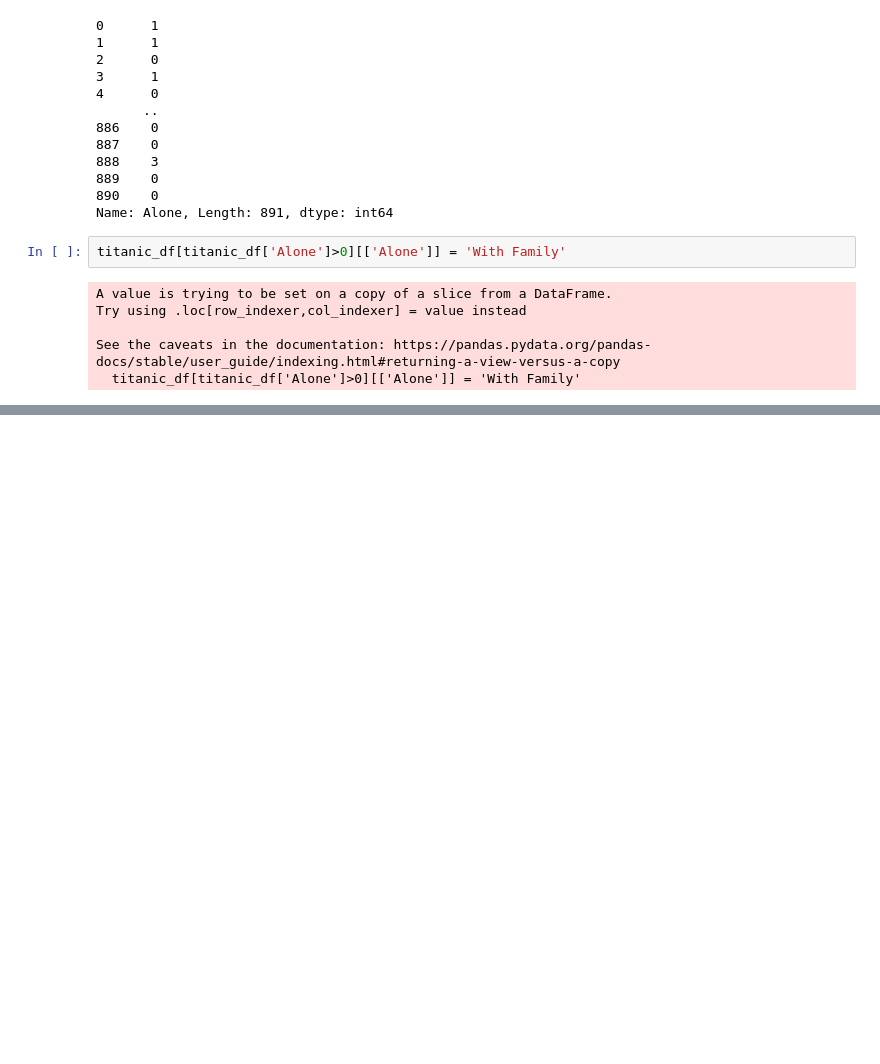
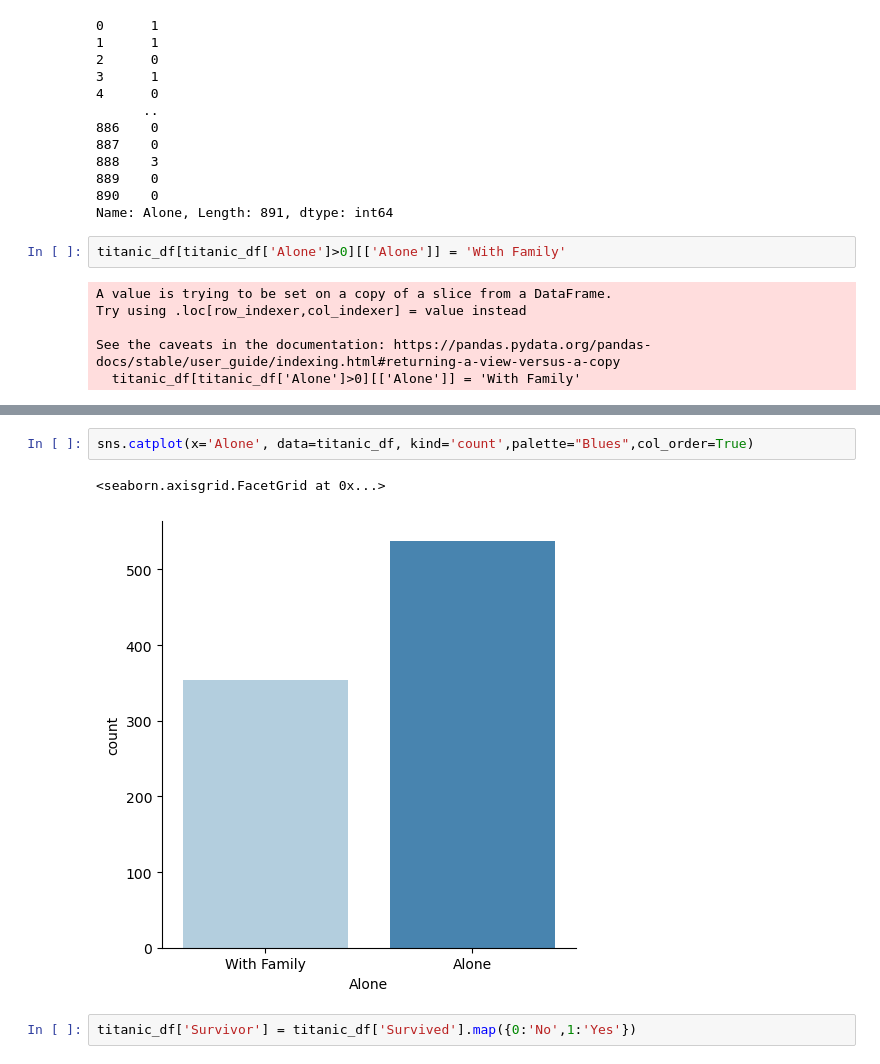
Before and after one commit to hferhat/DataWorks, a Jupyter notebook: TitanicDataAnalysisWork.ipynb, the cells around one changed output, grey strips where cells are left out. Saved outputs shown, nothing was run; the diff lists cells and outputs as text; blank space fills up the shorter version.

```diff
--- a/TitanicDataAnalysisWork.ipynb
+++ b/TitanicDataAnalysisWork.ipynb
@@ -452,0 +465,7 @@ TypeError: '>' not supported between instances of 'str' and 'int'
+# %%
+sns.catplot(x='Alone', data=titanic_df, kind='count',palette="Blues",col_order=True)
+# %% [output]
+<seaborn.axisgrid.FacetGrid at 0x...>
+[figure, added]
+# %%
+titanic_df['Survivor'] = titanic_df['Survived'].map({0:'No',1:'Yes'})
```
Also changed, not shown: parts of 7 cells of this notebook, 1 other file.
